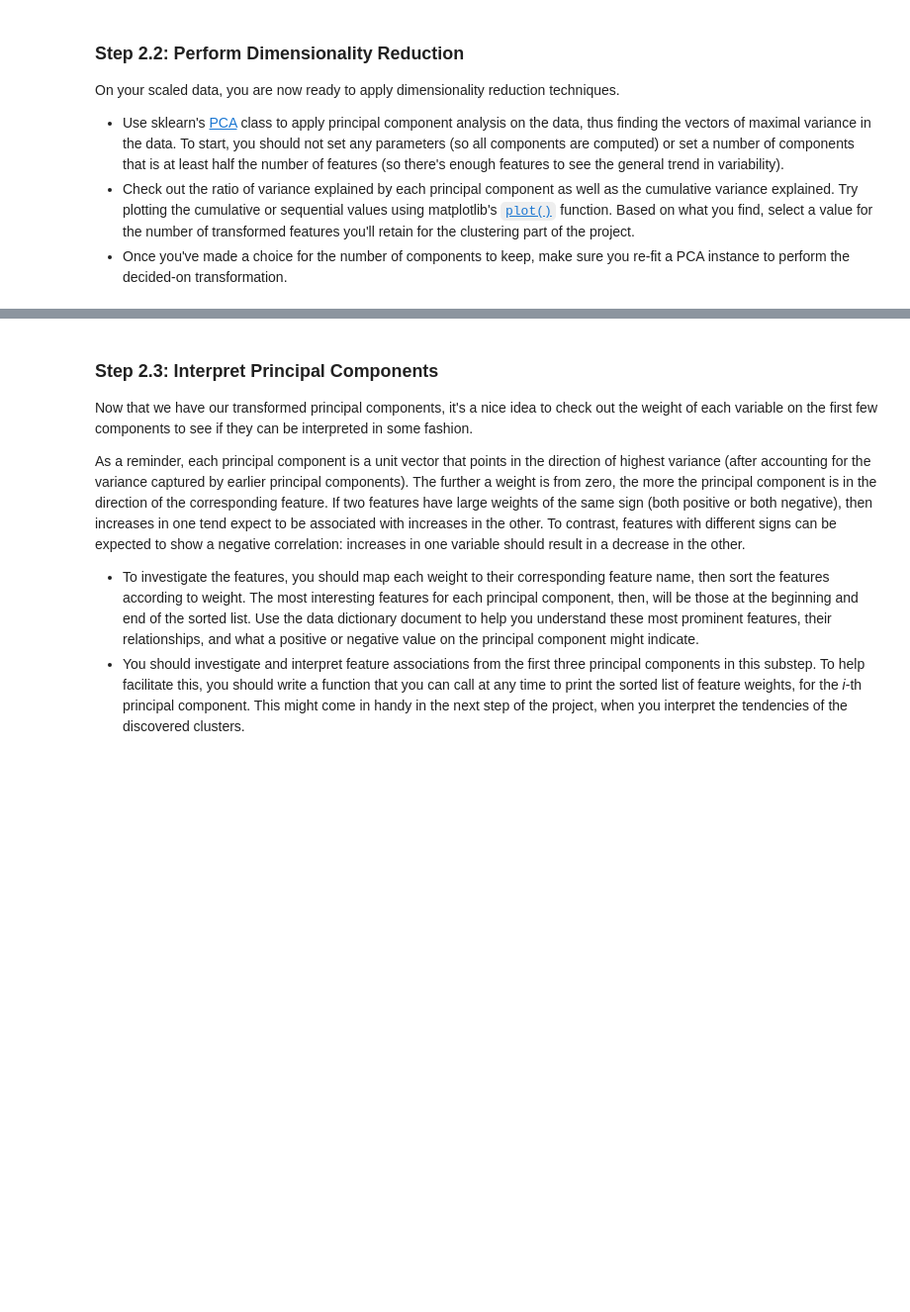
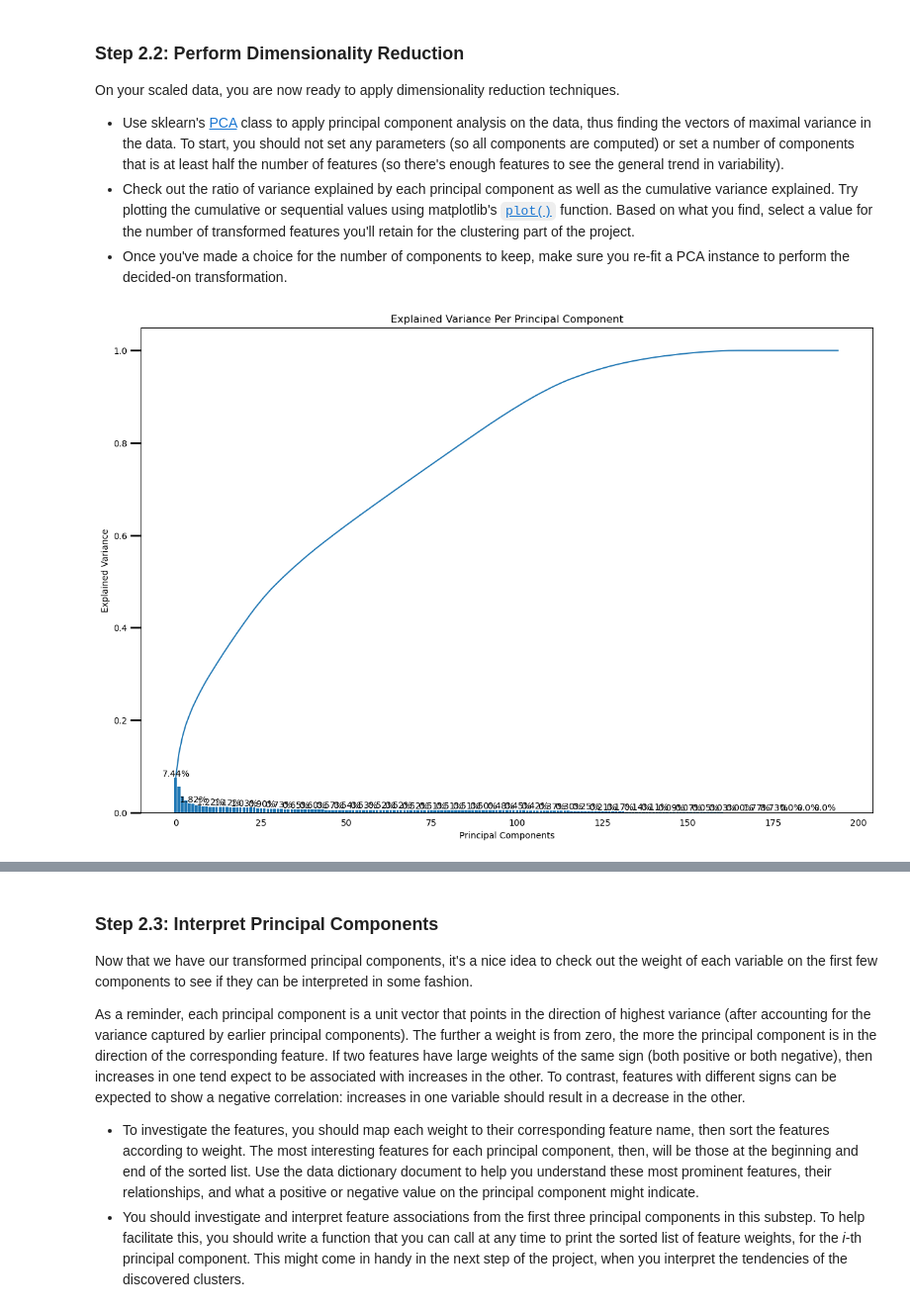
Before and after one commit to darinjswilliams/CustomerSegmentsArvato, a Jupyter notebook: Identify_Customer_Segments.ipynb, the cells around one changed output, grey strips where cells are left out. Shown at 99% size. Cells and saved outputs as stored; diff of their text form; code cells hidden in the pictures; blank space fills up the shorter version.

```diff
--- a/Identify_Customer_Segments.ipynb
+++ b/Identify_Customer_Segments.ipynb
@@ -1115,0 +1138,5 @@ Before we apply dimensionality reduction techniques to the data, we need to perf
+# %%
+#Impute missing values
+constant_imputer = SimpleImputer(missing_values=np.nan, strategy='constant', fill_value=0)
+imputed_rows = constant_imputer.fit_transform(rows_lt_20_subset)
+print(f'\n Imputed Rows:\n {imputed_rows}')
@@ -1115,0 +1152,4 @@ Before we apply dimensionality reduction techniques to the data, we need to perf
+# %%
+#convert back to panda data frame
+imputed_rows_df = pd.DataFrame(imputed_rows, columns=rows_lt_20_subset.columns)
+imputed_rows_df.head(2)
@@ -1115,0 +1160,5 @@ Before we apply dimensionality reduction techniques to the data, we need to perf
+# %%
+from sklearn.preprocessing import StandardScaler
+scaler = StandardScaler()
+rows_lt_20_subset = pd.DataFrame(scaler.fit_transform(imputed_rows_df), columns=imputed_rows_df.columns)
+rows_lt_20_subset.head(2)
@@ -1132 +1181,11 @@ On your scaled data, you are now ready to apply dimensionality reduction techniq
+# %%
+# Apply PCA to the data.
+#pca return numpy array
+from sklearn.decomposition import PCA
+pca = PCA()
+rows_lt_20_subset_pca =  pca.fit_transform(rows_lt_20_subset)
+# %%
+scree_plot(pca)
+# %% [output]
+[figure, added]
 # %%
```
Also changed, not shown: parts of 27 cells of this notebook, 2 other files.
